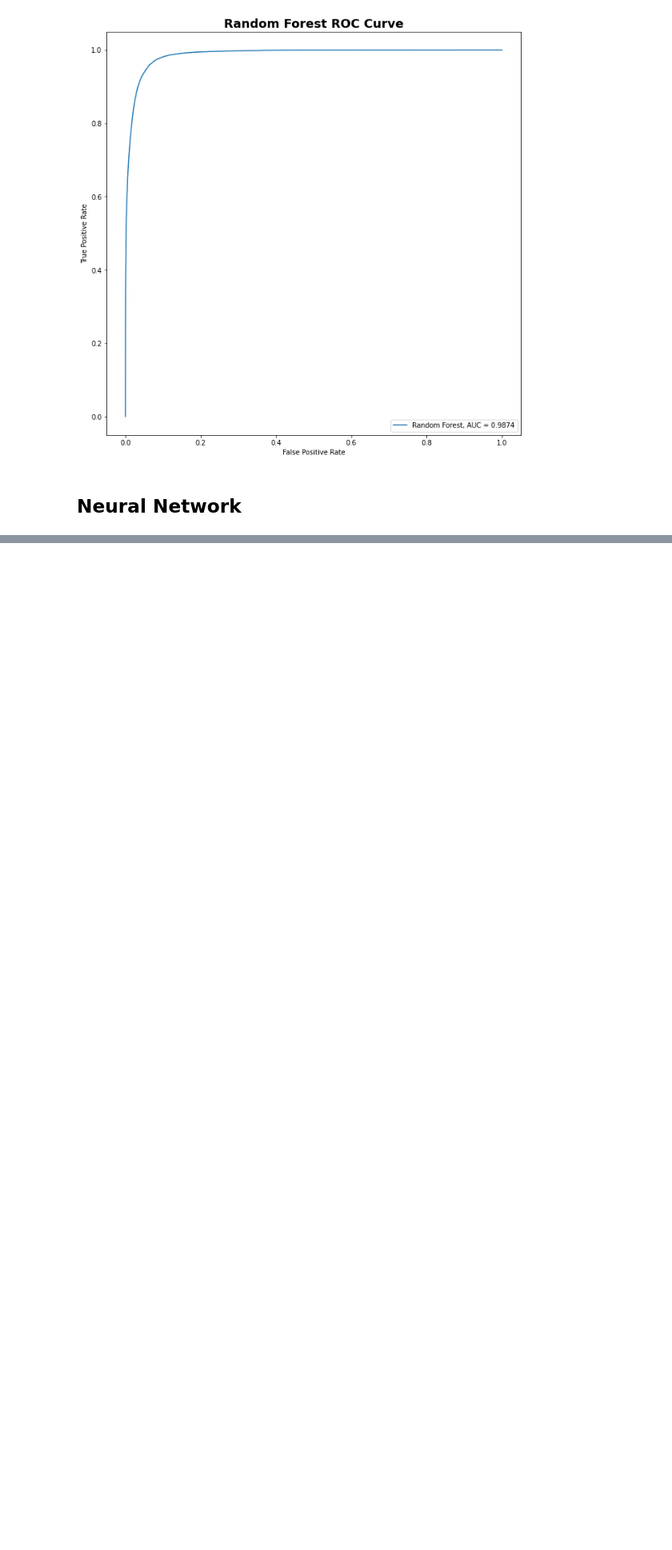
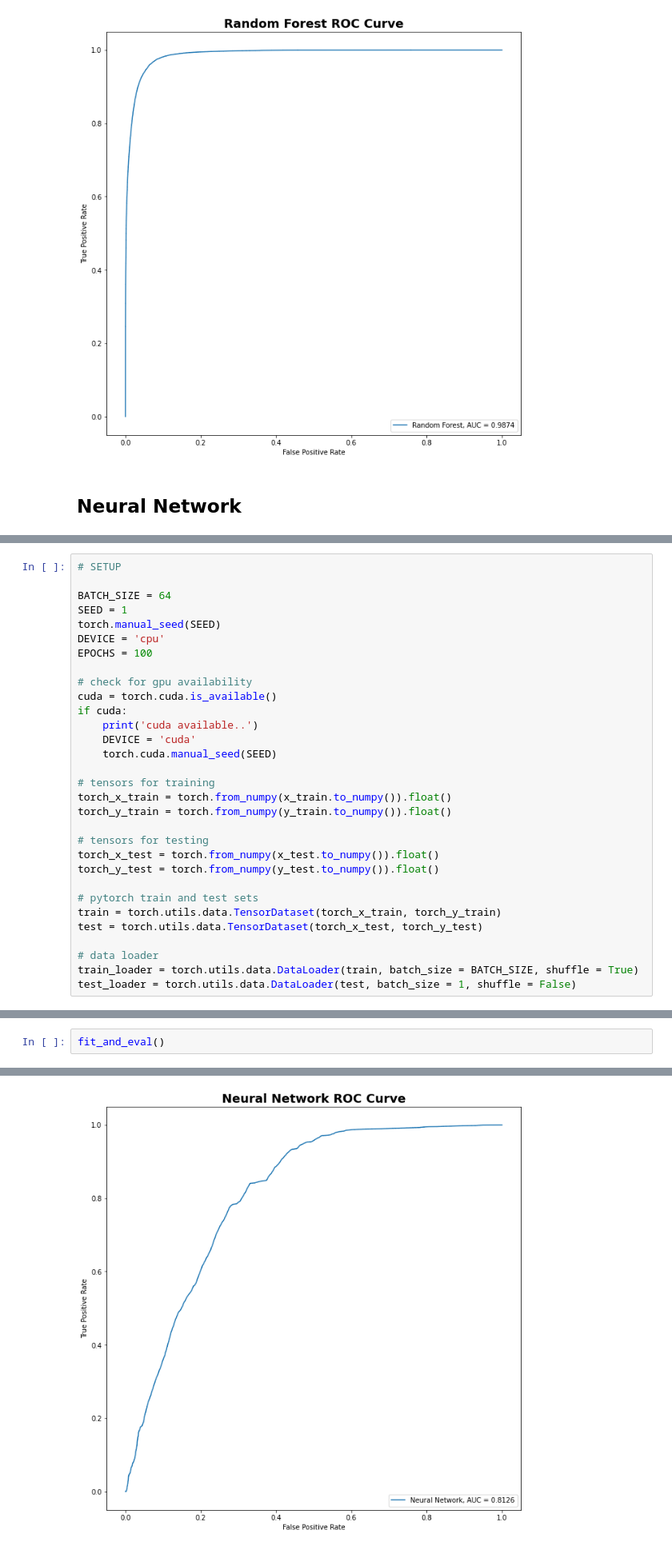
Before and after one commit to seankim658/Fishing-Detection, a Jupyter notebook: main-notebook.ipynb, the cells around one changed output, grey strips where cells are left out. Shown at 80% size. Saved outputs shown, nothing was run; the diff lists cells and outputs as text; blank space fills up the shorter version.

```diff
--- a/main-notebook.ipynb
+++ b/main-notebook.ipynb
@@ -1791,0 +1778,31 @@ cuda available..
+# %%
+# SETUP
+
+BATCH_SIZE = 64
+SEED = 1
+torch.manual_seed(SEED)
+DEVICE = 'cpu'
+EPOCHS = 100
+
+# check for gpu availability
+cuda = torch.cuda.is_available()
+if cuda:
+    print('cuda available..')
+    DEVICE = 'cuda'
+    torch.cuda.manual_seed(SEED)
+
+# tensors for training
+torch_x_train = torch.from_numpy(x_train.to_numpy()).float()
+torch_y_train = torch.from_numpy(y_train.to_numpy()).float()
+
+# tensors for testing
+torch_x_test = torch.from_numpy(x_test.to_numpy()).float()
+torch_y_test = torch.from_numpy(y_test.to_numpy()).float()
+
+# pytorch train and test sets
+train = torch.utils.data.TensorDataset(torch_x_train, torch_y_train)
+test = torch.utils.data.TensorDataset(torch_x_test, torch_y_test)
+
+# data loader
+train_loader = torch.utils.data.DataLoader(train, batch_size = BATCH_SIZE, shuffle = True)
+test_loader = torch.utils.data.DataLoader(test, batch_size = 1, shuffle = False)
@@ -1791,0 +1945,3 @@ cuda available..
+# %%
+fit_and_eval()
+# %% [output]
@@ -1791,0 +1958 @@ cuda available..
+[figure, added]
```
Also changed, not shown: parts of 6 cells of this notebook.
